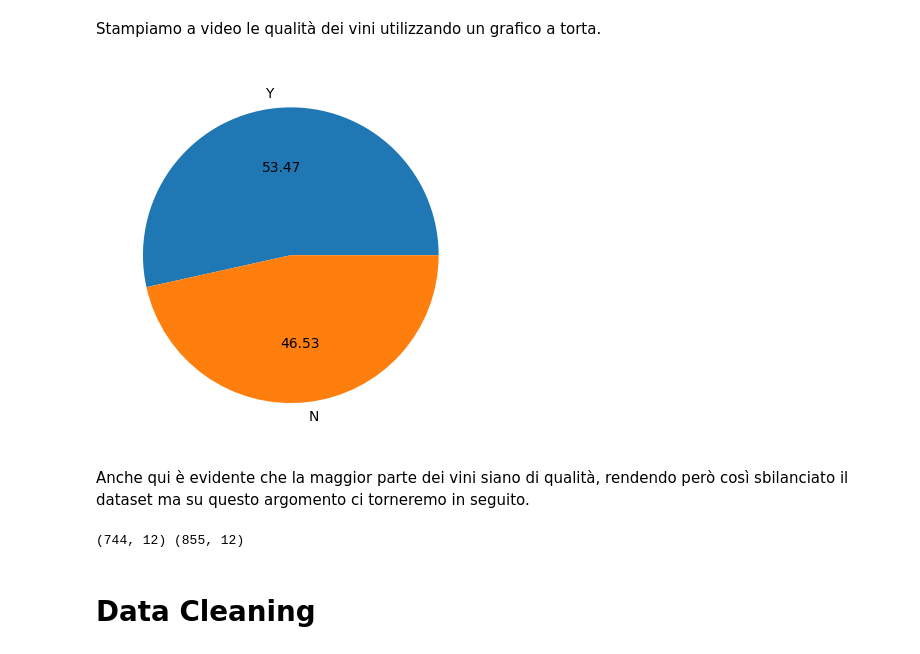
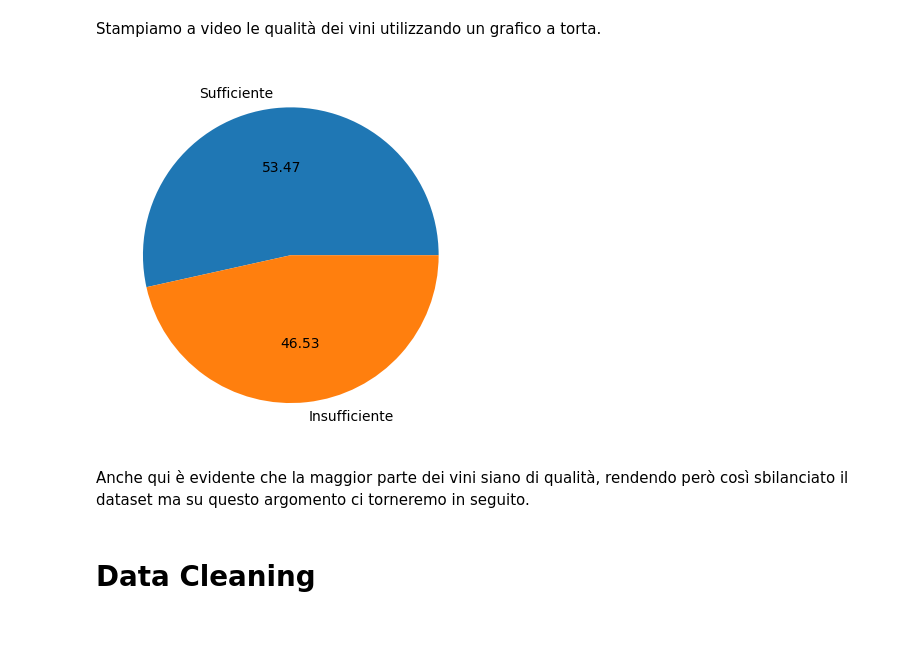
Before and after one commit to bafiuss/Sapore-DiVino, a Jupyter notebook: Sapore_DiVino-CODICE.ipynb, the cells around one changed output. Saved outputs shown, nothing was run; the diff lists cells and outputs as text; code cells hidden in the pictures.

```diff
--- a/Sapore_DiVino-CODICE.ipynb
+++ b/Sapore_DiVino-CODICE.ipynb
@@ -89,19 +92,12 @@ dataset
 # %% [markdown]
 Stampiamo a video le qualità dei vini utilizzando un grafico a torta.
 # %%
-plt.pie(dataset['quality'].value_counts(), labels=['Y', 'N'], autopct="%0.2f")
+plt.pie(dataset['quality'].value_counts(), labels=['Sufficiente', 'Insufficiente'], autopct="%0.2f")
 plt.show()
 # %% [output]
-[figure, old version]
+[figure, new version]
 # %% [markdown]
 Anche qui è evidente che la maggior parte dei vini siano di qualità, rendendo però così sbilanciato il dataset ma su questo argomento ci torneremo in seguito.
-# %%
-insufficiente = dataset[dataset['quality'] == 0]
-sufficiente = dataset[dataset['quality'] == 1]
-
-print(insufficiente.shape, sufficiente.shape)
-# %% [output]
-(744, 12) (855, 12)
 # %% [markdown]
 # Data Cleaning
 # %% [markdown]
```
Also changed, not shown: parts of 115 cells of this notebook.
